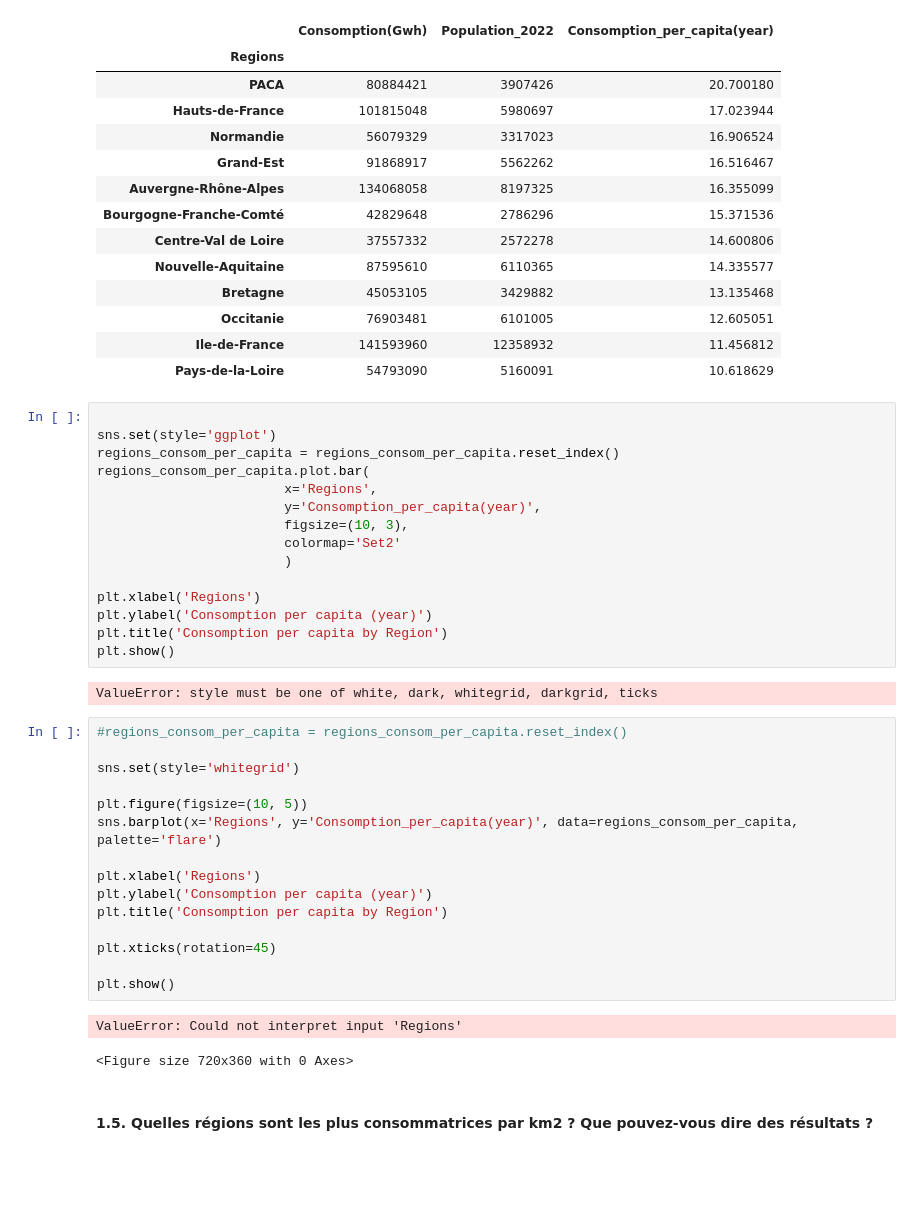
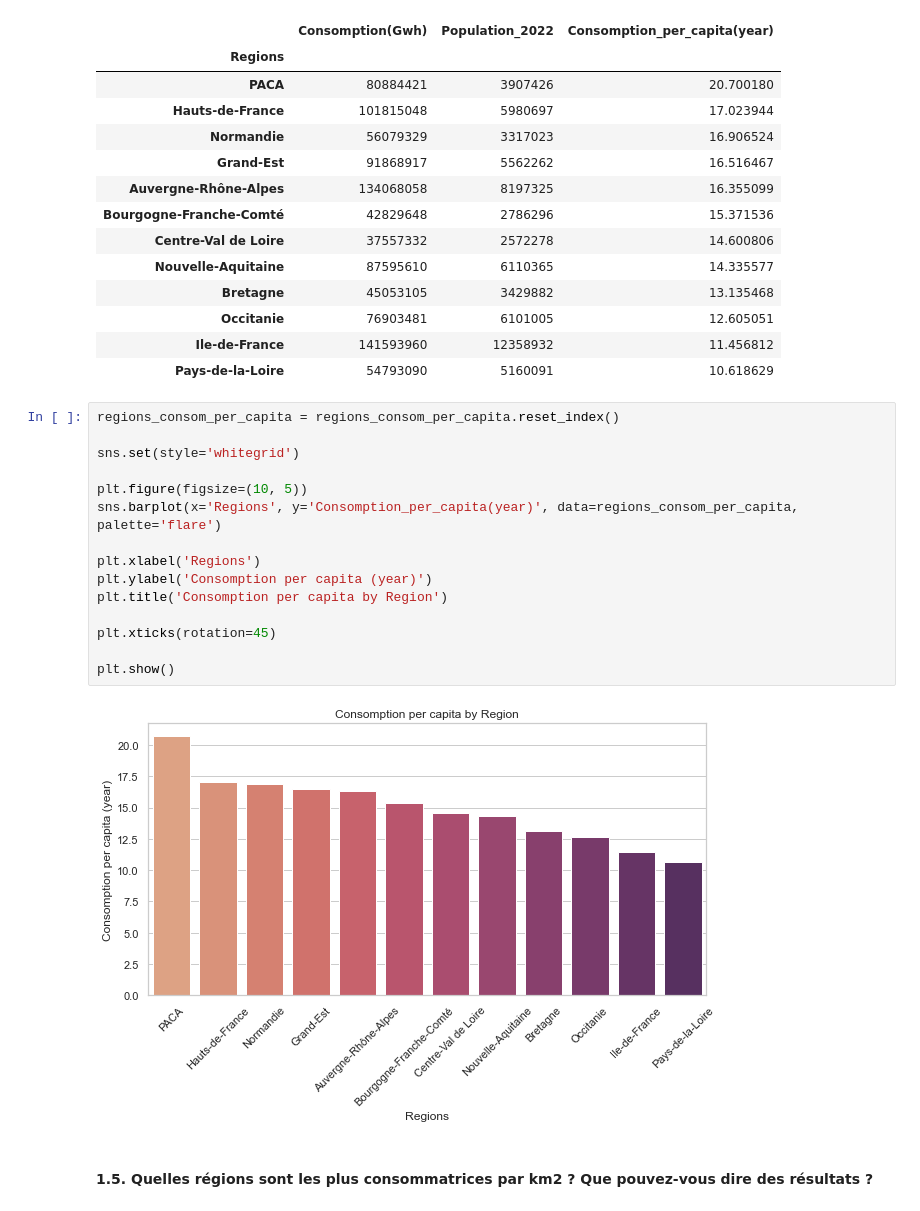
Before and after one commit to eusoumarkinhoz/Stats_Prob-2, a Jupyter notebook: Notebook/1.2 _wip_Regional - Series temporelles.ipynb, the cells around one changed output. Saved outputs shown, nothing was run; the diff lists cells and outputs as text; blank space fills up the shorter version.

```diff
--- a/Notebook/1.2 _wip_Regional - Series temporelles.ipynb
+++ b/Notebook/1.2 _wip_Regional - Series temporelles.ipynb
@@ -308,40 +308,22 @@ regions_consom_per_capita
 | Ile-de-France | 141593960 | 12358932 | 11.456812 |
 | Pays-de-la-Loire | 54793090 | 5160091 | 10.618629 |
 # %%
+regions_consom_per_capita = regions_consom_per_capita.reset_index()
 
-sns.set(style='ggplot')
-regions_consom_per_capita = regions_consom_per_capita.reset_index()
-regions_consom_per_capita.plot.bar(
-                        x='Regions',
-                        y='Consomption_per_capita(year)',
-                        figsize=(10, 3),
-                        colormap='Set2'
-                        )
+sns.set(style='whitegrid')
+
+plt.figure(figsize=(10, 5))
+sns.barplot(x='Regions', y='Consomption_per_capita(year)', data=regions_consom_per_capita, palette='flare')
 
 plt.xlabel('Regions')
 plt.ylabel('Consomption per capita (year)')
 plt.title('Consomption per capita by Region')
+
+plt.xticks(rotation=45)
+
 plt.show()
 # %% [output]
-ValueError: style must be one of white, dark, whitegrid, darkgrid, ticks
+[figure, added]
-# %%
-#regions_consom_per_capita = regions_consom_per_capita.reset_index()
-
-sns.set(style='whitegrid')
-
-plt.figure(figsize=(10, 5))
-sns.barplot(x='Regions', y='Consomption_per_capita(year)', data=regions_consom_per_capita, palette='flare')
-
-plt.xlabel('Regions')
-plt.ylabel('Consomption per capita (year)')
-plt.title('Consomption per capita by Region')
-
-plt.xticks(rotation=45)
-
-plt.show()
-# %% [output]
-ValueError: Could not interpret input 'Regions'
-<Figure size 720x360 with 0 Axes>
 # %% [markdown]
 #### 1.5. Quelles régions sont les plus consommatrices par km2 ? Que pouvez-vous dire des résultats ?
 # %% [markdown]
```
